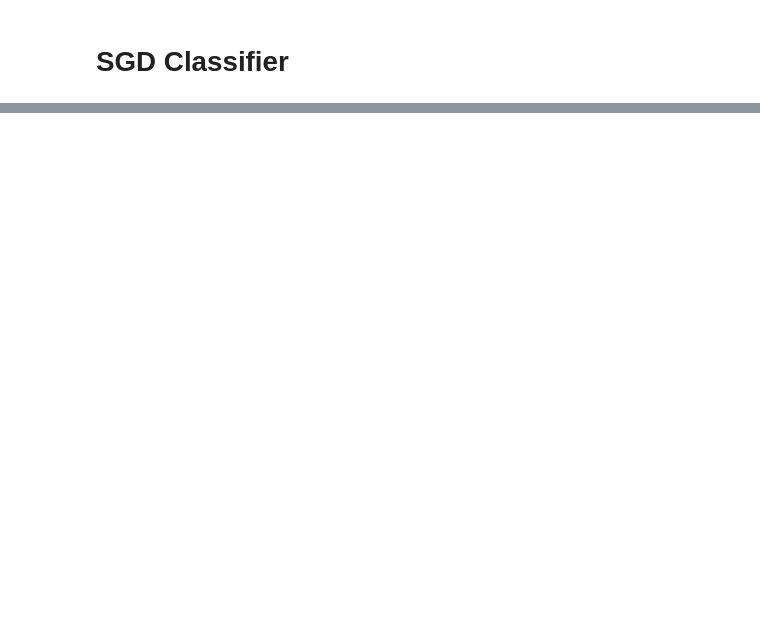
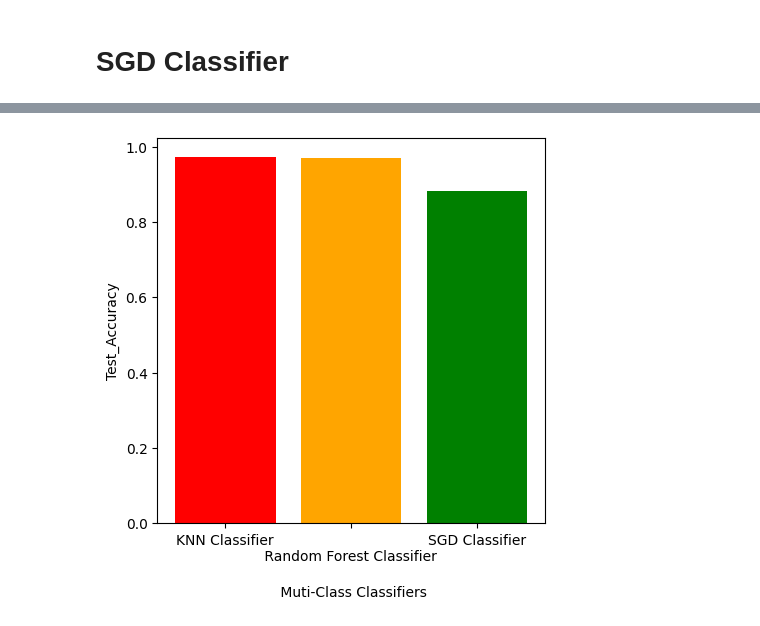
Before and after one commit to Osman-Dawood/Assinment-2, a Jupyter notebook: Report4.ipynb, the cells around one changed output, grey strips where cells are left out. Drawn from its saved outputs; the diff is of its cells as text; code cells hidden in the pictures; blank space fills up the shorter version.

```diff
--- a/Report4.ipynb
+++ b/Report4.ipynb
@@ -191,0 +309,16 @@ print(classification_report(y_test, y_pred))
+# %%
+import matplotlib.pyplot as plt
+
+models = ['KNN Classifier', '\n Random Forest Classifier ', 'SGD Classifier']
+Test_Accuracy = [0.9730639730639731, 0.9690847872666054, 0.882563003775125]
+colors = ['red', 'orange', 'green', 'blue' ]
+
+plt.figure(figsize=(5, 5))
+plt.bar(models, Test_Accuracy, color=colors)
+
+plt.ylabel('Test_Accuracy')
+plt.xlabel('\n Muti-Class Classifiers')
+plt.title('')
+plt.show()
+# %% [output]
+[figure, added]
```
Also changed, not shown: parts of 20 cells of this notebook.
